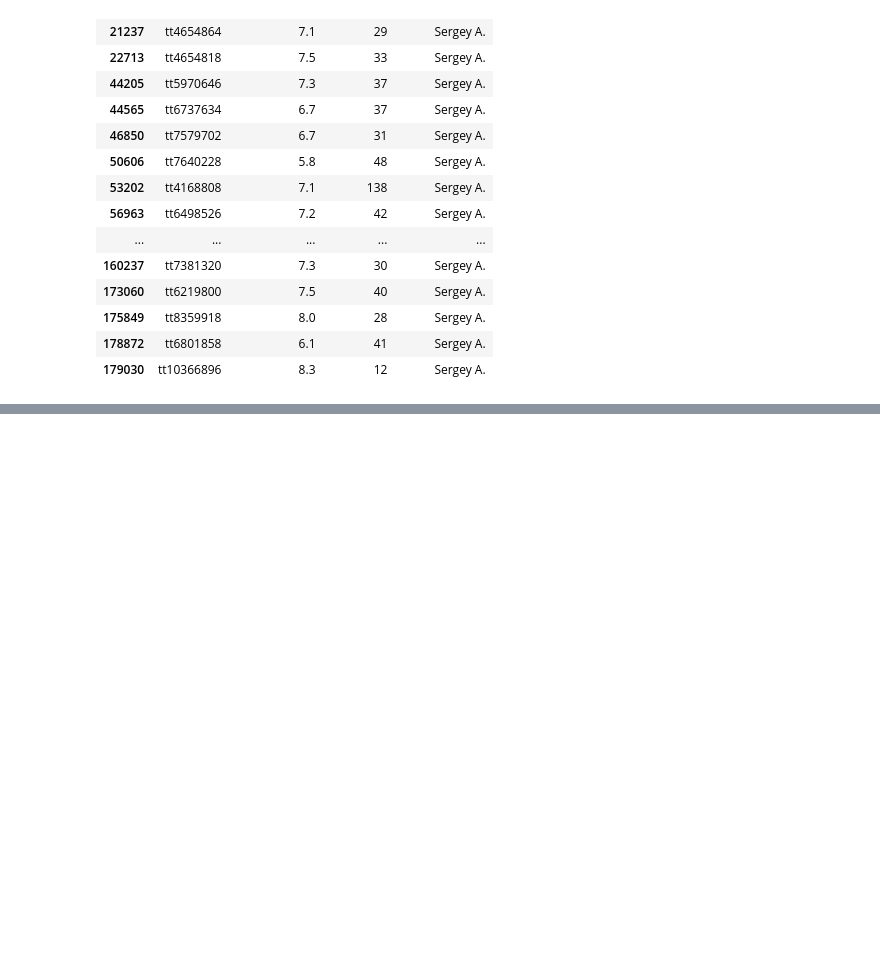
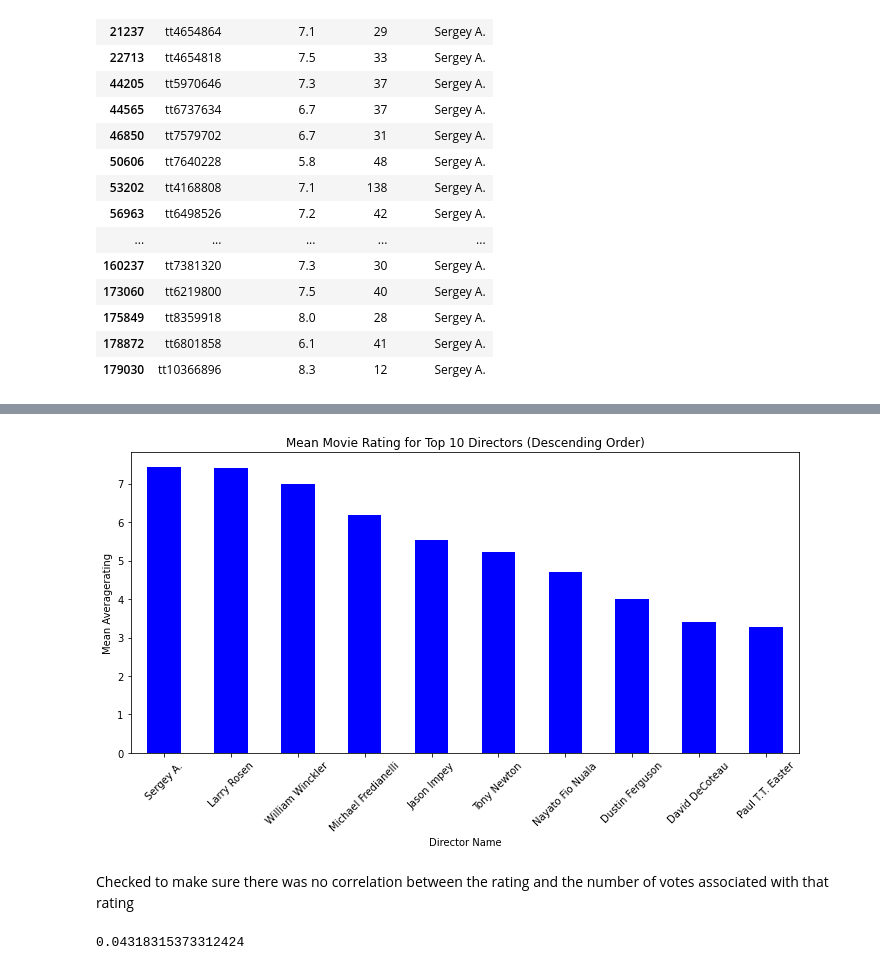
Before and after one commit to ZeejahWaseem/Capstone_Project, a Jupyter notebook: Notebooks/Hannah_Folder/Hannah.ipynb, the cells around one changed output, grey strips where cells are left out. Drawn from its saved outputs; the diff is of its cells as text; code cells hidden in the pictures; blank space fills up the shorter version.

```diff
--- a/Notebooks/Hannah_Folder/Hannah.ipynb
+++ b/Notebooks/Hannah_Folder/Hannah.ipynb
@@ -182,0 +197,27 @@ AttributeError: 'DataFrame' object has no attribute 'selected_rows'
+# %%
+# Step 1
+grouped_data = df_duplicates.groupby('primary_name').agg({'averagerating': 'mean', 'movie_id': 'size'})
+
+
+
+# Step 2
+grouped_data.rename(columns={'averagerating': 'mean_averagerating', 'movie_id': 'movie_count'}, inplace=True)
+
+
+
+# Step 3
+top_10_names = grouped_data.sort_values(by='movie_count', ascending=False).head(10)
+
+
+
+# Step 4
+mean_averagerating_top_10 = top_10_names['mean_averagerating'].mean()
+
+
+
+# Print the top 10 names, their mean averagerating, and the mean of averagerating for the top 10 names
+#print(top_10_names)
+print("\nMean Averagerating for Top 10 Names:", mean_averagerating_top_10)
+
+df2= top_10_names.sort_values('mean_averagerating',ascending=False)
+print(df2.head(10))
@@ -182,0 +238,24 @@ AttributeError: 'DataFrame' object has no attribute 'selected_rows'
+# %%
+top_10_names_sorted = top_10_names.sort_values(by='mean_averagerating', ascending=False)
+
+
+
+plt.figure(figsize=(10, 6))
+top_10_names_sorted['mean_averagerating'].plot(kind='bar', color='blue')
+plt.xlabel('Director Name')
+plt.ylabel('Mean Averagerating')
+plt.title('Mean Movie Rating for Top 10 Directors (Descending Order)')
+plt.xticks(rotation=45)
+plt.tight_layout()
+
+
+
+plt.show()
+# %% [output]
+[figure, added]
+# %% [markdown]
+Checked to make sure there was no correlation between the rating and the number of votes associated with that rating
+# %%
+df_duplicates['averagerating'].corr(df_duplicates['numvotes'])
+# %% [output]
+0.04318315373312424
```
Also changed, not shown: parts of 12 cells of this notebook, 1 other file.
